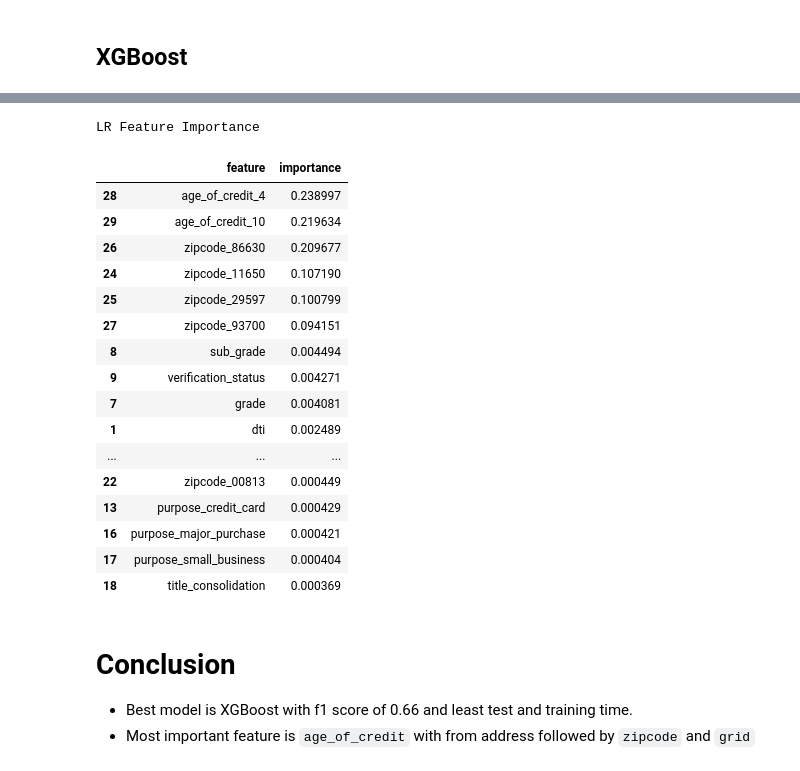
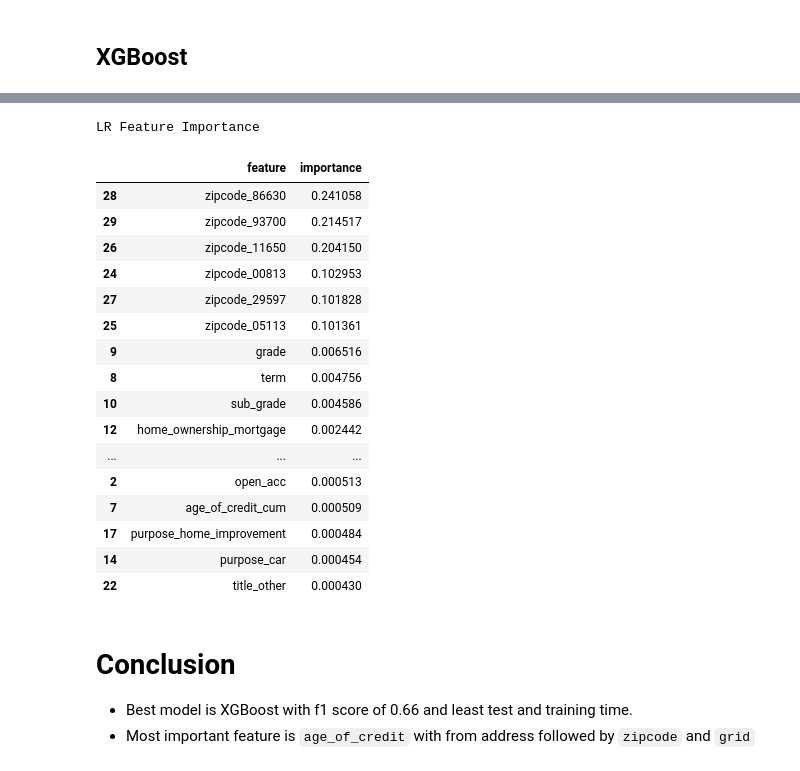
Before and after one commit to jyothisable/Credit-Default-Risk-Prediction-Model, a Jupyter notebook: notebooks/model_prototyping.ipynb, the cells around one changed output, grey strips where cells are left out. Cells and saved outputs as stored; diff of their text form; code cells hidden in the pictures.

```diff
--- a/notebooks/model_prototyping.ipynb
+++ b/notebooks/model_prototyping.ipynb
@@ -223,6 +223,11 @@ Overall took 18.69 seconds
 # %%
+from loantap_credit_default_risk_model.FE_pipeline import selected_FE_with_FS
+selected_FE_with_FS.set_output(transform='pandas')
+selected_FE_with_FS.fit(X_train, y_train)
+
+config.POST_FE_FEATURES=selected_FE_with_FS.transform(X_test).columns
 feature_importance_df = pd.DataFrame({
-    'feature': POST_FE_FEATURES,
+    'feature': config.POST_FE_FEATURES,
     'importance': best_model['base_model'].feature_importances_
 }).sort_values('importance', ascending=False, key=abs)
 
@@ -719,30 +705,30 @@ TunedThresholdClassifierCV(cv=3,
 # %%
 # Feature Importance DF
 feature_importance_df = pd.DataFrame({
-    'feature': POST_FE_FEATURES,
+    'feature': config.POST_FE_FEATURES,
     'importance': XGB_best_model['base_model'].feature_importances_
 }).sort_values('importance', ascending=False, key=abs)
 
 feature_importance_df.style.set_table_styles(table_styles['cerulean_palette']).set_caption("LR Feature Importance")
 # %% [output]
 LR Feature Importance
 |  | feature | importance |
-| 28 | age_of_credit_4 | 0.238997 |
-| 29 | age_of_credit_10 | 0.219634 |
-| 26 | zipcode_86630 | 0.209677 |
-| 24 | zipcode_11650 | 0.107190 |
-| 25 | zipcode_29597 | 0.100799 |
-| 27 | zipcode_93700 | 0.094151 |
-| 8 | sub_grade | 0.004494 |
-| 9 | verification_status | 0.004271 |
-| 7 | grade | 0.004081 |
-| 1 | dti | 0.002489 |
+| 28 | zipcode_86630 | 0.241058 |
+| 29 | zipcode_93700 | 0.214517 |
+| 26 | zipcode_11650 | 0.204150 |
+| 24 | zipcode_00813 | 0.102953 |
+| 27 | zipcode_29597 | 0.101828 |
+| 25 | zipcode_05113 | 0.101361 |
+| 9 | grade | 0.006516 |
+| 8 | term | 0.004756 |
+| 10 | sub_grade | 0.004586 |
+| 12 | home_ownership_mortgage | 0.002442 |
 | ... | ... | ... |
-| 22 | zipcode_00813 | 0.000449 |
-| 13 | purpose_credit_card | 0.000429 |
-| 16 | purpose_major_purchase | 0.000421 |
-| 17 | purpose_small_business | 0.000404 |
-| 18 | title_consolidation | 0.000369 |
+| 2 | open_acc | 0.000513 |
+| 7 | age_of_credit_cum | 0.000509 |
+| 17 | purpose_home_improvement | 0.000484 |
+| 14 | purpose_car | 0.000454 |
+| 22 | title_other | 0.000430 |
 # %% [markdown]
 # Conclusion
 * Best model is XGBoost with f1 score of 0.66 and least test and training time.
```
Also changed, not shown: parts of 11 cells of this notebook, 2 other files.
